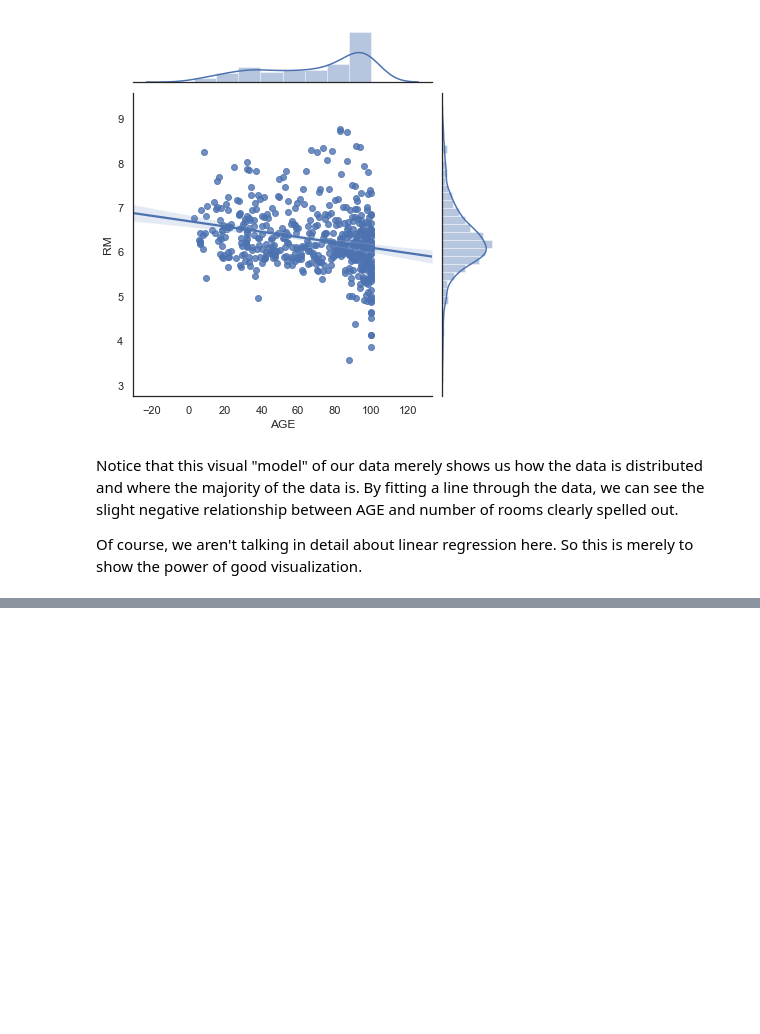
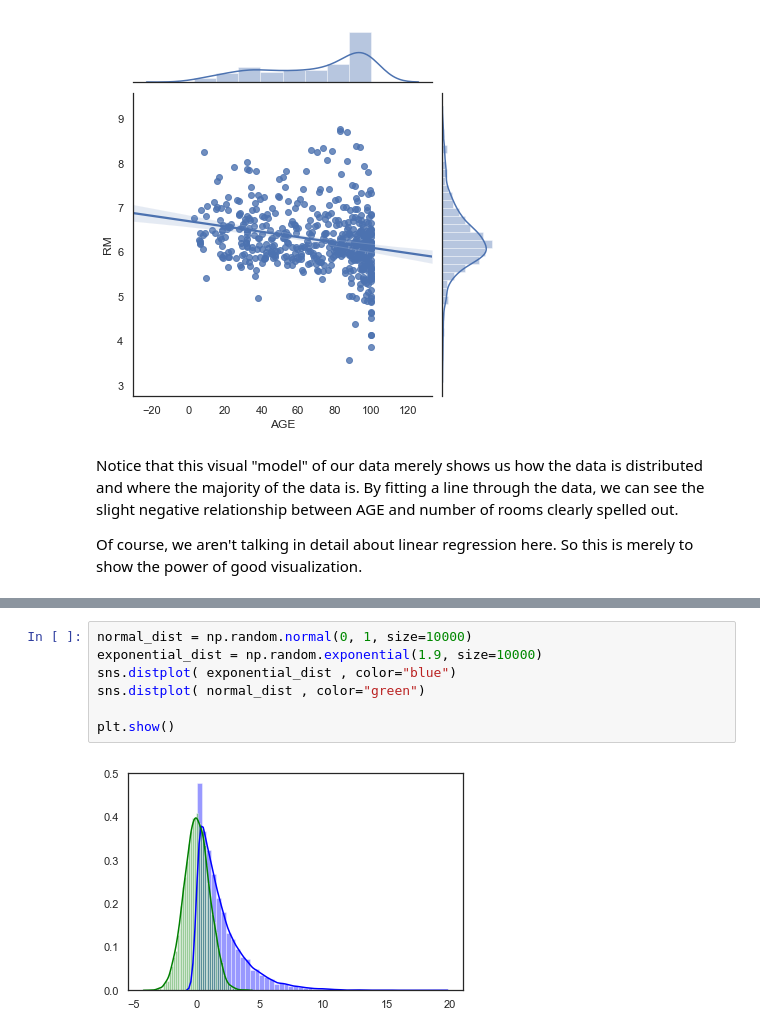
Before and after one commit to EricSchles/data_science_meetup_nyc, a Jupyter notebook: Statistical_Tests.ipynb, the cells around one changed output, grey strips where cells are left out. Cells and saved outputs as stored; diff of their text form; blank space fills up the shorter version.

```diff
--- a/Statistical_Tests.ipynb
+++ b/Statistical_Tests.ipynb
@@ -334,0 +417,9 @@ https://chrisalbon.com/python/data_visualization/seaborn_pandas_timeseries_plot/
+# %%
+normal_dist = np.random.normal(0, 1, size=10000)
+exponential_dist = np.random.exponential(1.9, size=10000)
+sns.distplot( exponential_dist , color="blue")
+sns.distplot( normal_dist , color="green")
+
+plt.show()
+# %% [output]
+[figure, added]
```
Also changed, not shown: parts of 15 cells of this notebook.
